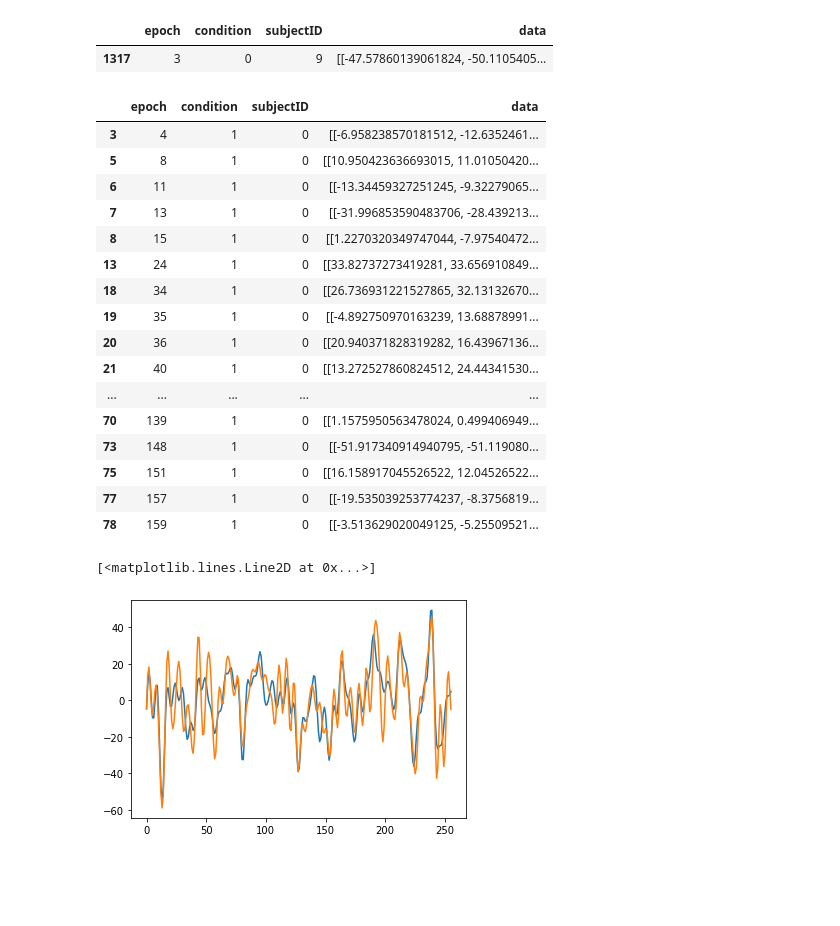
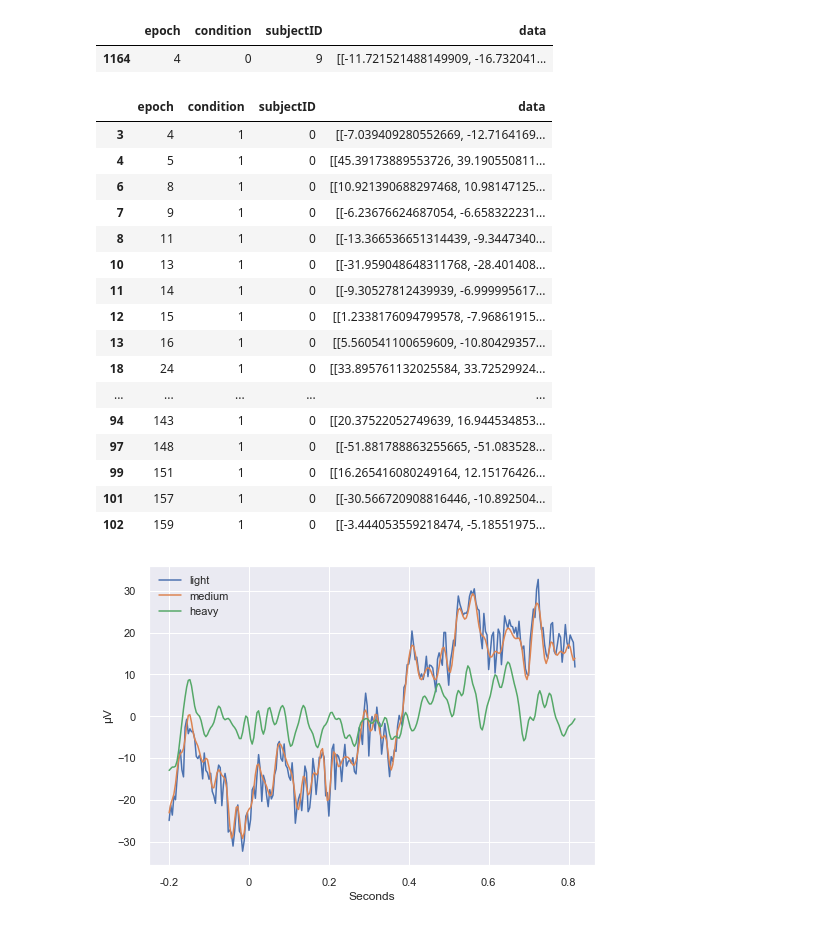
Before and after one commit to HannesBonasch/Thesis-Analysing-Deep-Learning-Decoding, a Jupyter notebook: PreprocessingVisualization.ipynb, the cells around one changed output. Cells and saved outputs as stored; diff of their text form; code cells hidden in the pictures; blank space fills up the shorter version.

```diff
--- a/PreprocessingVisualization.ipynb
+++ b/PreprocessingVisualization.ipynb
@@ -9,7 +9,7 @@ parameters = {
     # data
     "data_path": "F:/Masterthesis/Data/",
     "task": "N170",
-    "preprocessing": "ds_light",
+    "preprocessing": "light",
     "n_subjects": 40,
     "reject_incorrect_responses": True,
     "input_window_samples": 256,
@@ -17,51 +17,49 @@ parameters = {
 # %%
 df = DataLoader.load_df(parameters)
 # %%
-df[(df["epoch"]==3) & (df["subjectID"]==9)]
+df[(df["epoch"]==4) & (df["subjectID"]==9)]
 # %% [output]
 |  | epoch | condition | subjectID | data |
-| 1317 | 3 | 0 | 9 | [[-47.57860139061824, -50.1105405... |
+| 1164 | 4 | 0 | 9 | [[-11.721521488149909, -16.732041... |
 # %%
-parameters["preprocessing"] = "ds_heavy"
+parameters["preprocessing"] = "heavy"
 df = DataLoader.load_df(parameters)
 df[(df["condition"]==1) & (df["subjectID"]==0)]
 # %% [output]
 |  | epoch | condition | subjectID | data |
-| 3 | 4 | 1 | 0 | [[-6.958238570181512, -12.6352461... |
-| 5 | 8 | 1 | 0 | [[10.950423636693015, 11.01050420... |
-| 6 | 11 | 1 | 0 | [[-13.34459327251245, -9.32279065... |
-| 7 | 13 | 1 | 0 | [[-31.996853590483706, -28.439213... |
-| 8 | 15 | 1 | 0 | [[1.2270320349747044, -7.97540472... |
-| 13 | 24 | 1 | 0 | [[33.82737273419281, 33.656910849... |
-| 18 | 34 | 1 | 0 | [[26.736931221527865, 32.13132670... |
-| 19 | 35 | 1 | 0 | [[-4.892750970163239, 13.68878991... |
-| 20 | 36 | 1 | 0 | [[20.940371828319282, 16.43967136... |
-| 21 | 40 | 1 | 0 | [[13.272527860824512, 24.44341530... |
+| 3 | 4 | 1 | 0 | [[-7.039409280552669, -12.7164169... |
+| 4 | 5 | 1 | 0 | [[45.39173889553726, 39.190550811... |
+| 6 | 8 | 1 | 0 | [[10.921390688297468, 10.98147125... |
+| 7 | 9 | 1 | 0 | [[-6.23676624687054, -6.658322231... |
+| 8 | 11 | 1 | 0 | [[-13.366536651314439, -9.3447340... |
+| 10 | 13 | 1 | 0 | [[-31.959048648311768, -28.401408... |
+| 11 | 14 | 1 | 0 | [[-9.30527812439939, -6.999995617... |
+| 12 | 15 | 1 | 0 | [[1.2338176094799578, -7.96861915... |
+| 13 | 16 | 1 | 0 | [[5.560541100659609, -10.80429357... |
+| 18 | 24 | 1 | 0 | [[33.895761132025584, 33.72529924... |
 | ... | ... | ... | ... | ... |
-| 70 | 139 | 1 | 0 | [[1.1575950563478024, 0.499406949... |
-| 73 | 148 | 1 | 0 | [[-51.917340914940795, -51.119080... |
-| 75 | 151 | 1 | 0 | [[16.158917045526522, 12.04526522... |
-| 77 | 157 | 1 | 0 | [[-19.535039253774237, -8.3756819... |
-| 78 | 159 | 1 | 0 | [[-3.513629020049125, -5.25509521... |
+| 94 | 143 | 1 | 0 | [[20.37522052749639, 16.944534853... |
+| 97 | 148 | 1 | 0 | [[-51.881788863255665, -51.083528... |
+| 99 | 151 | 1 | 0 | [[16.265416080249164, 12.15176426... |
+| 101 | 157 | 1 | 0 | [[-30.566720908816446, -10.892504... |
+| 102 | 159 | 1 | 0 | [[-3.444053559218474, -5.18551975... |
 # %%
-epoch = 35
-parameters["preprocessing"] = "ds_light"
+epoch = 18
+subjectID = 1
+parameters["preprocessing"] = "light"
 df = DataLoader.load_df(parameters)
-e1 = df[(df["epoch"]==epoch) & (df["subjectID"]==0)]["data"].item()[0]
-"""sns.relplot(
-    data=None, x=range(0,256), y=df[(df["epoch"]==epoch) & (df["subjectID"]==0)]["data"].item()[0], col=None,
-    hue=None, style=None, kind="line",
-)"""
-parameters["preprocessing"] = "ds_medium"
+e1 = df[(df["epoch"]==epoch) & (df["subjectID"]==subjectID)]["data"].item()[10]
+parameters["preprocessing"] = "medium"
 df = DataLoader.load_df(parameters)
-e2 = df[(df["epoch"]==epoch) & (df["subjectID"]==0)]["data"].item()[0]
-parameters["preprocessing"] = "ds_heavy"
+e2 = df[(df["epoch"]==epoch) & (df["subjectID"]==subjectID)]["data"].item()[10]
+parameters["preprocessing"] = "heavy"
 df = DataLoader.load_df(parameters)
-e3 = df[(df["epoch"]==epoch) & (df["subjectID"]==0)]["data"].item()[0]
-#plt.plot(e1)
-plt.plot(e2)
-plt.plot(e3)
+e3 = df[(df["epoch"]==epoch) & (df["subjectID"]==subjectID)]["data"].item()[10]
+fig = sns.lineplot(data=[e1,e2,e3], dashes=None)
+fig.set_xticks(np.arange(-0,251,50))
+fig.set_xticklabels([-0.2, 0, 0.2, 0.4, 0.6, 0.8])
+fig.legend(['light', 'medium', 'heavy'])
+fig.set(xlabel='Seconds', ylabel='µV');
 # %% [output]
-[<matplotlib.lines.Line2D at 0x...>]
-[figure, old version]
+[figure, new version]
 # %%
```
Also changed, not shown: parts of 3 cells of this notebook, 5 other files.
